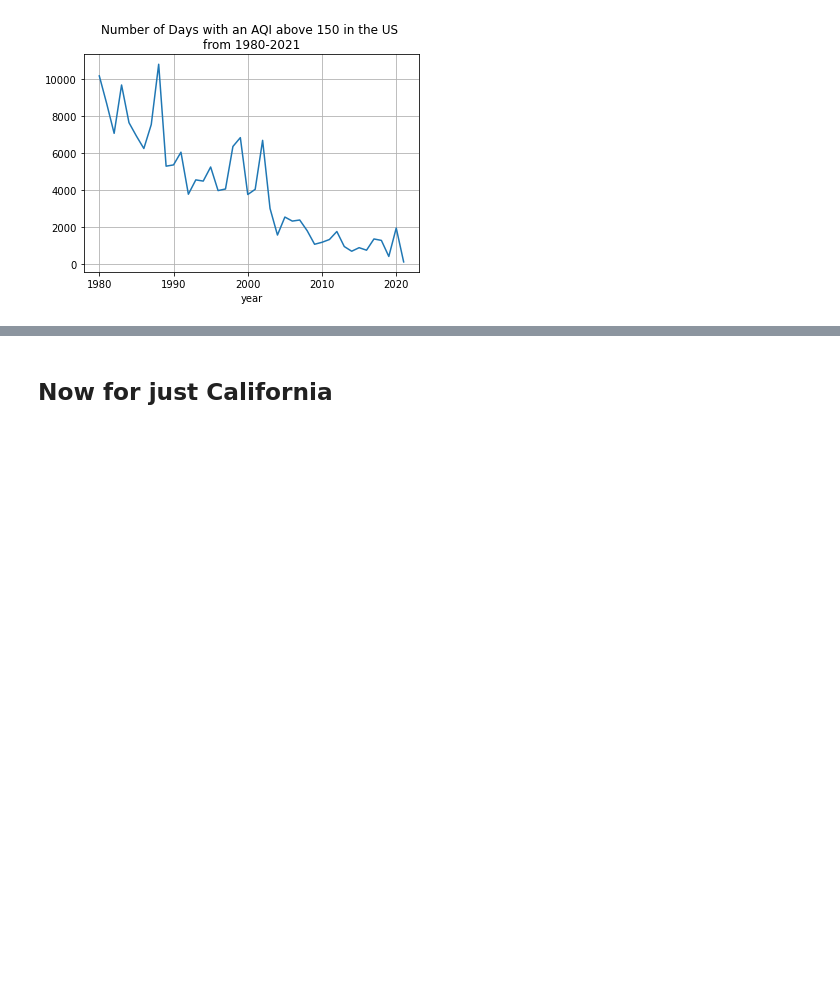
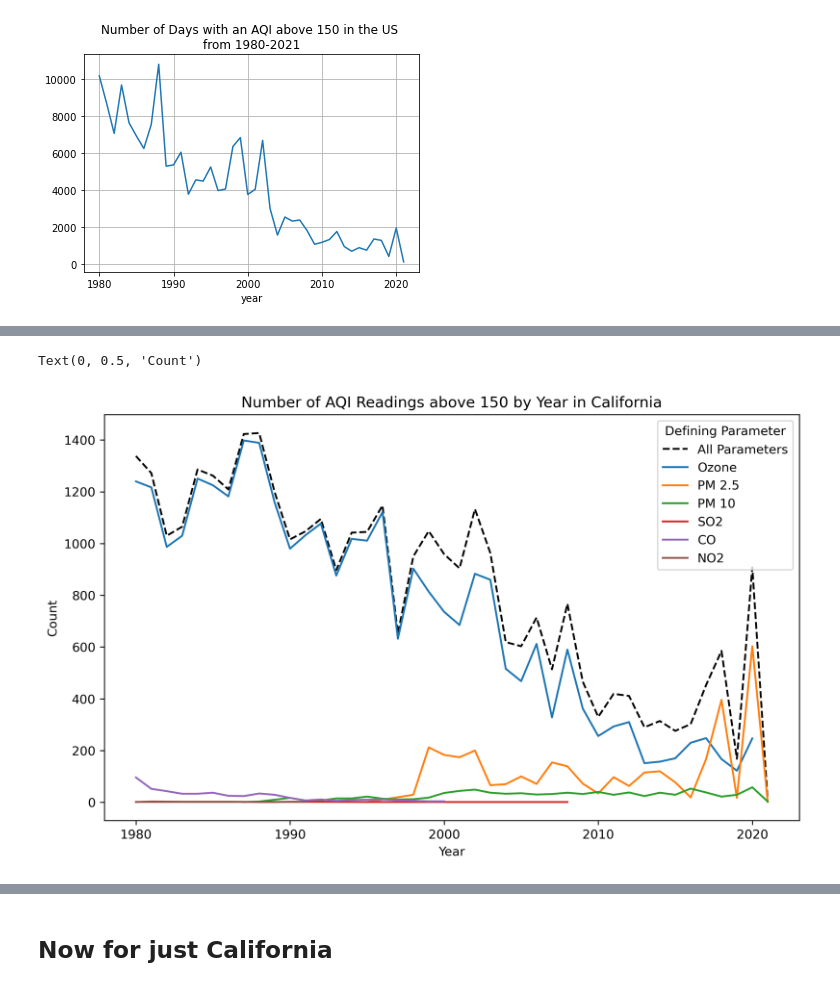
Before and after one commit to aqi-science/notebook, a Jupyter notebook: Grace_AQI_counts.ipynb, the cells around one changed output, grey strips where cells are left out. Saved outputs shown, nothing was run; the diff lists cells and outputs as text; code cells hidden in the pictures; blank space fills up the shorter version.

```diff
--- a/Grace_AQI_counts.ipynb
+++ b/Grace_AQI_counts.ipynb
@@ -90,0 +133,41 @@ counts_aqi_unhealthy.plot(x = 'year',
+# %%
+aqi_unhealthy_ca = aqi_unhealthy[aqi_unhealthy['State Name'] == 'California']
+# %%
+aqi_ozone_unhealthy_ca = aqi_unhealthy_ca[aqi_unhealthy_ca['Defining Parameter'] == 'Ozone']
+aqi_pm25_unhealthy_ca = aqi_unhealthy_ca[aqi_unhealthy_ca['Defining Parameter'] == 'PM2.5']
+aqi_pm10_unhealthy_ca = aqi_unhealthy_ca[aqi_unhealthy_ca['Defining Parameter'] == 'PM10']
+aqi_SO2_unhealthy_ca = aqi_unhealthy_ca[aqi_unhealthy_ca['Defining Parameter'] == 'SO2']
+aqi_CO_unhealthy_ca = aqi_unhealthy_ca[aqi_unhealthy_ca['Defining Parameter'] == 'CO']
+aqi_NO2_unhealthy_ca = aqi_unhealthy_ca[aqi_unhealthy_ca['Defining Parameter'] == 'NO2']
+# %%
+fig, ax = plt.subplots(figsize=(10,6), dpi = 300)
+
+plt.plot(aqi_unhealthy_ca.groupby('year').size().reset_index(name='count')['year'],
+         aqi_unhealthy_ca.groupby('year').size().reset_index(name='count')['count'],
+         label = 'All Parameters', ls = 'dashed', color = 'black')
+plt.plot(aqi_ozone_unhealthy_ca.groupby('year').size().reset_index(name='count')['year'],
+         aqi_ozone_unhealthy_ca.groupby('year').size().reset_index(name='count')['count'],
+         label = 'Ozone')
+plt.plot(aqi_pm25_unhealthy_ca.groupby('year').size().reset_index(name='count')['year'],
+         aqi_pm25_unhealthy_ca.groupby('year').size().reset_index(name='count')['count'],
+         label = 'PM 2.5')
+plt.plot(aqi_pm10_unhealthy_ca.groupby('year').size().reset_index(name='count')['year'],
+         aqi_pm10_unhealthy_ca.groupby('year').size().reset_index(name='count')['count'],
+         label = 'PM 10')
+plt.plot(aqi_SO2_unhealthy_ca.groupby('year').size().reset_index(name='count')['year'],
+         aqi_SO2_unhealthy_ca.groupby('year').size().reset_index(name='count')['count'],
+         label = 'SO2')
+plt.plot(aqi_CO_unhealthy_ca.groupby('year').size().reset_index(name='count')['year'],
+         aqi_CO_unhealthy_ca.groupby('year').size().reset_index(name='count')['count'],
+         label = 'CO')
+plt.plot(aqi_NO2_unhealthy_ca.groupby('year').size().reset_index(name='count')['year'],
+         aqi_NO2_unhealthy_ca.groupby('year').size().reset_index(name='count')['count'],
+         label = 'NO2')
+
+ax.legend(title = 'Defining Parameter')
+plt.title('Number of AQI Readings above 150 by Year in California')
+plt.xlabel('Year')
+plt.ylabel('Count')
+# %% [output]
+Text(0, 0.5, 'Count')
+[figure, added]
```
Also changed, not shown: parts of 11 cells of this notebook.
